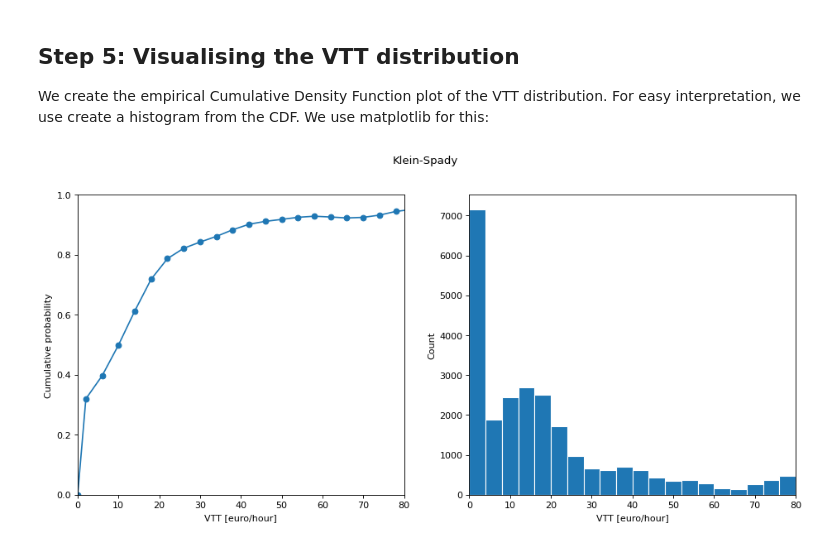
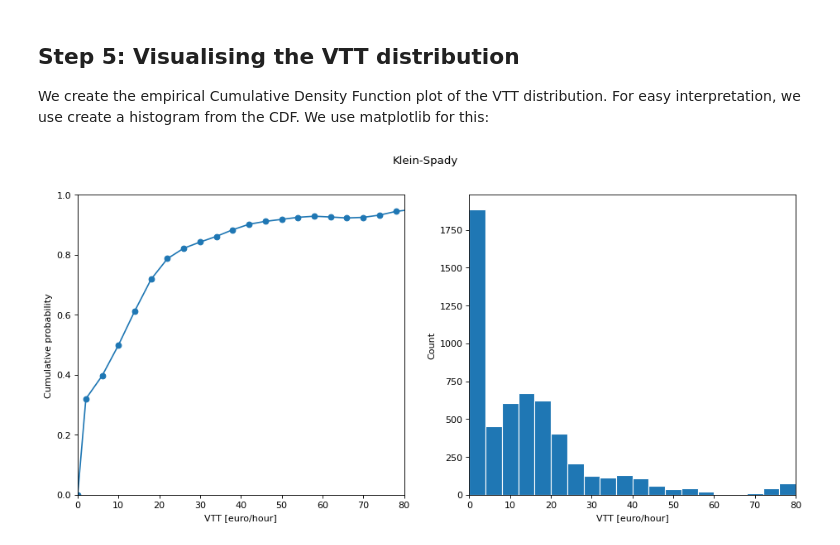
Before and after one commit to ighdez/py-np4vtt, a Jupyter notebook: examples/kspady.ipynb, the cells around one changed output. Cells and saved outputs as stored; diff of their text form; code cells hidden in the pictures.

```diff
--- a/examples/kspady.ipynb
+++ b/examples/kspady.ipynb
@@ -167,32 +167,32 @@ vtt_grid_midpoints[-1] = vtt_grid[-1]
 fig, ax = plt.subplots(1,2,figsize=(14,6), dpi=80)
 
 # Plot CDF
 ax[0].plot(vtt_grid_midpoints,np.concatenate((0,p),axis=None),marker='o')
 ax[0].set_xlim(0,80)
 ax[0].set_ylim(0,1)
 ax[0].set_xlabel('VTT [euro/hour]')
 ax[0].set_ylabel('Cumulative probability')
 
 
 # Obtain probabilities from the CDF plot
 pp = ((np.append(p, 0)-np.append(0,p)))
-pp = pp + np.abs(np.min(pp[:-1]))
+pp[pp<0] = 0
 pp = (np.divide(pp,np.sum(pp)))
 pp[-1] = 0
 pp = np.append(0,pp)
 
 # Construct data points
 data_hist = []
 for n in range(0,len(vtt_grid_midpoints)):
     dat = [vtt_grid_midpoints[n]]*np.round((pp[n]*descriptives.NP)).astype(int)
     data_hist = np.append(data_hist,dat)
 
 # Plot histogram
 ax[1].set_xlim(0,80)
 ax[1].set_xlabel('VTT [euro/hour]')
 ax[1].set_ylabel('Count')
 ax[1].hist(data_hist, bins = vtt_grid,edgecolor="white")
 fig.suptitle('Klein-Spady')
 plt.show()
 # %% [output]
-[figure, old version]
+[figure, new version]
```
Also changed, not shown: 3 other files.
